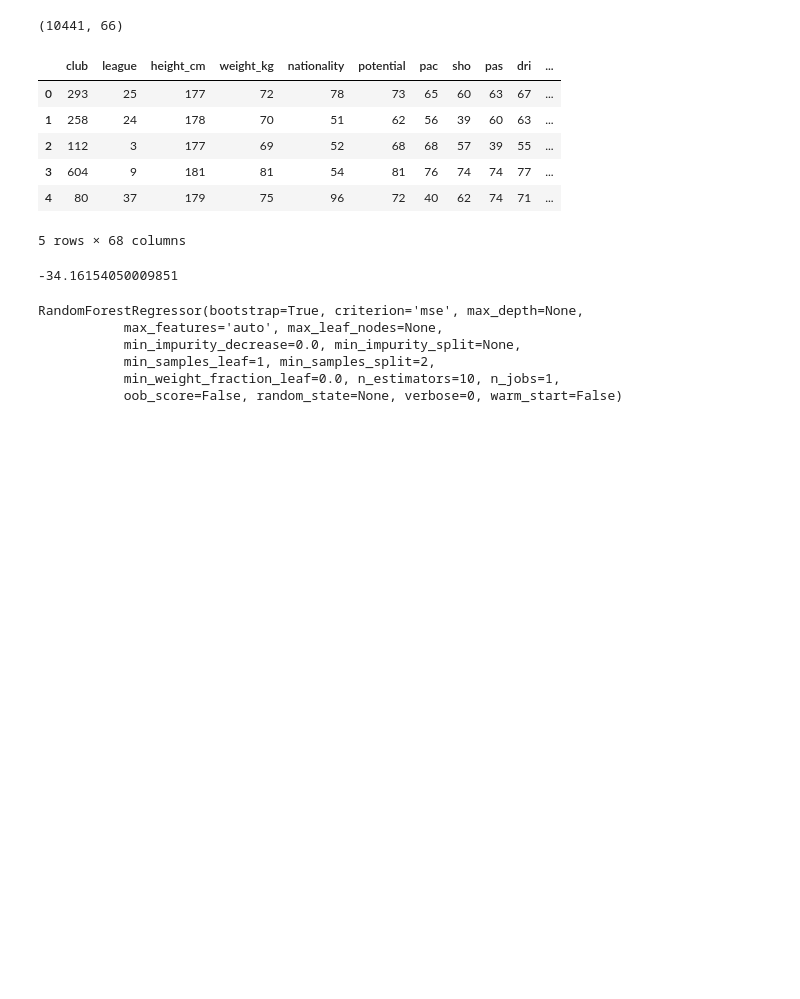
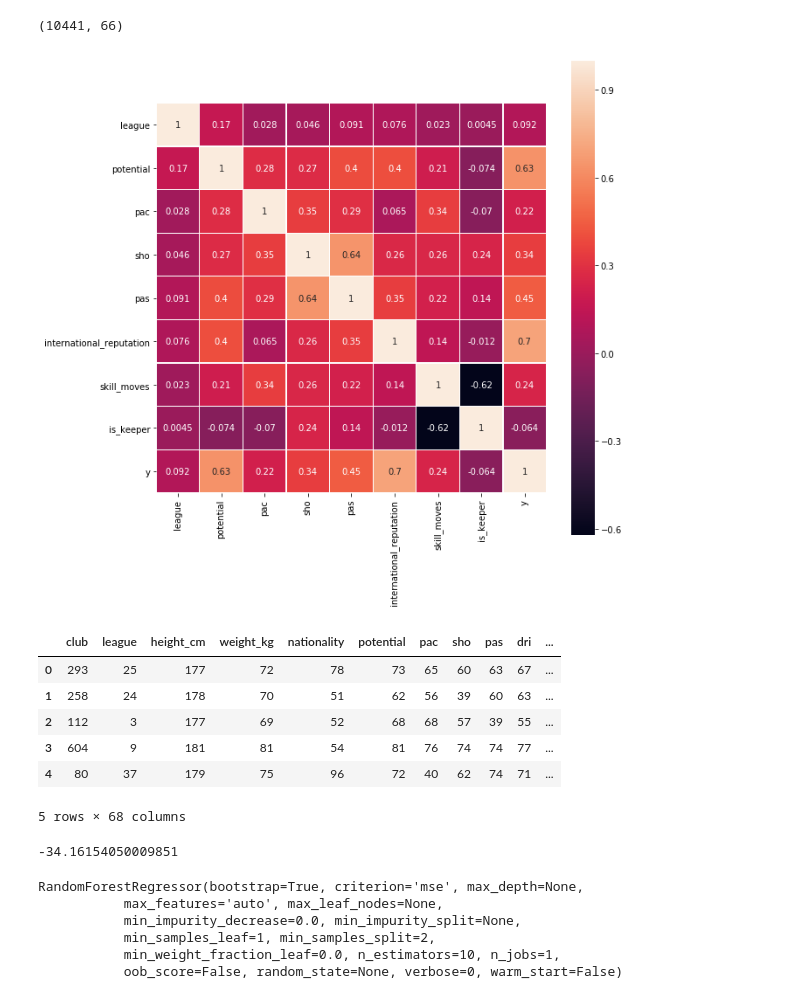
Before and after one commit to sgoal/sofasofa_projects, a Jupyter notebook: football player prices/first_try.ipynb, the cells around one changed output. Saved outputs shown, nothing was run; the diff lists cells and outputs as text; code cells hidden in the pictures; blank space fills up the shorter version.

Commit message:
add plot

```diff
--- a/football player prices/first_try.ipynb
+++ b/football player prices/first_try.ipynb
@@ -38,6 +55,17 @@ print(train.shape)
 (10441, 66)
 # %%
 train_Y = train['y']
+# %%
+corrmat = train.corr()
+from matplotlib import pyplot
+import seaborn as sns
+df_interesting = train.loc[:,['league','potential','pac','sho','pas','international_reputation','skill_moves','is_keeper','y']]
+
+plt.figure(figsize=(10,10))
+sns.heatmap(df_interesting.corr(),linewidths=0.1,vmax=1.0,square=True, linecolor='white', annot=True)
+plt.show()
+# %% [output]
+[figure, added]
 # %%
 # train = train.fillna(train.mean())
 # test = test.fillna(test.mean())
```
Also changed, not shown: parts of 4 cells of this notebook.
